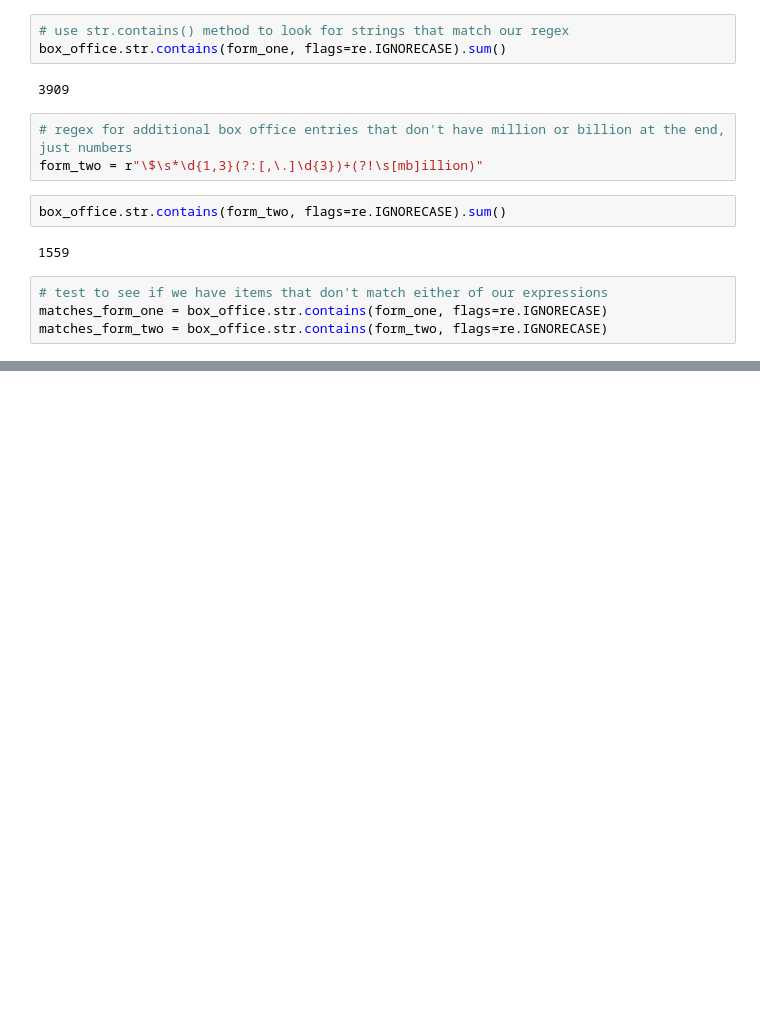
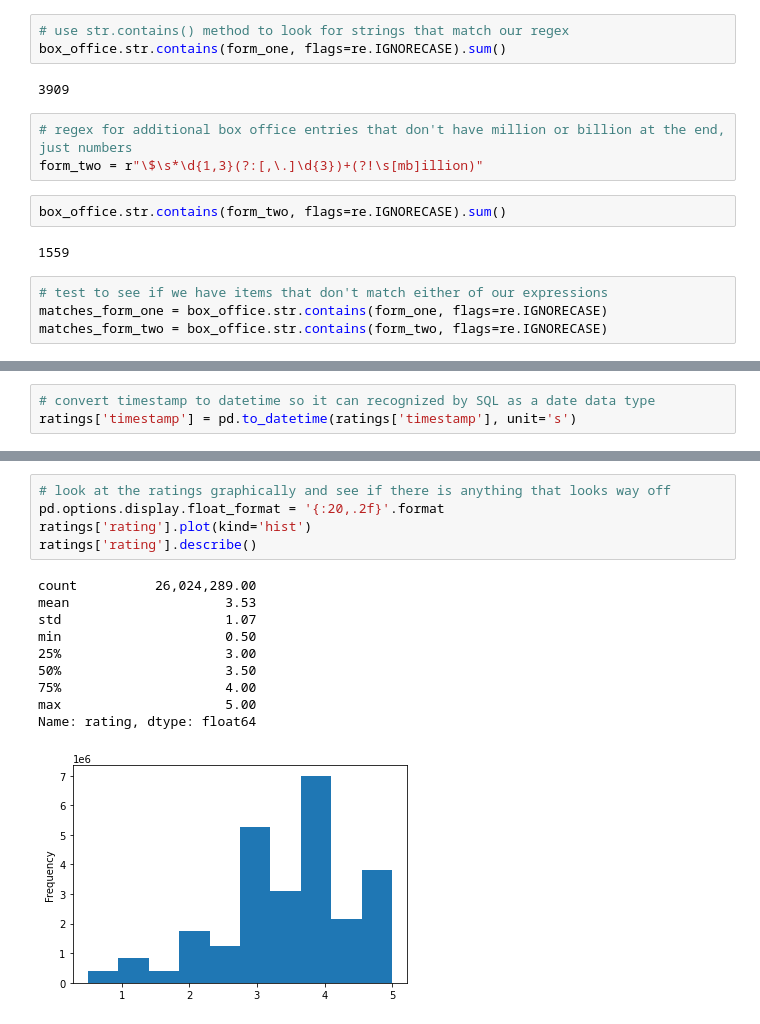
Before and after one commit to iiiGraham/Movies-ETL, a Jupyter notebook: movies_transform.ipynb, the cells around one changed output, grey strips where cells are left out. Cells and saved outputs as stored; diff of their text form; blank space fills up the shorter version.

Commit message:
updating jupyter notebook with parsed data

```diff
--- a/movies_transform.ipynb
+++ b/movies_transform.ipynb
@@ -351,0 +690,3 @@ Name: Box office, dtype: object
+# %%
+# convert timestamp to datetime so it can recognized by SQL as a date data type
+ratings['timestamp'] = pd.to_datetime(ratings['timestamp'], unit='s')
@@ -351,0 +707,16 @@ Name: Box office, dtype: object
+# %%
+# look at the ratings graphically and see if there is anything that looks way off
+pd.options.display.float_format = '{:20,.2f}'.format
+ratings['rating'].plot(kind='hist')
+ratings['rating'].describe()
+# %% [output]
+count          26,024,289.00
+mean                    3.53
+std                     1.07
+min                     0.50
+25%                     3.00
+50%                     3.50
+75%                     4.00
+max                     5.00
+Name: rating, dtype: float64
+[figure, added]
```
Also changed, not shown: parts of 47 cells of this notebook.
